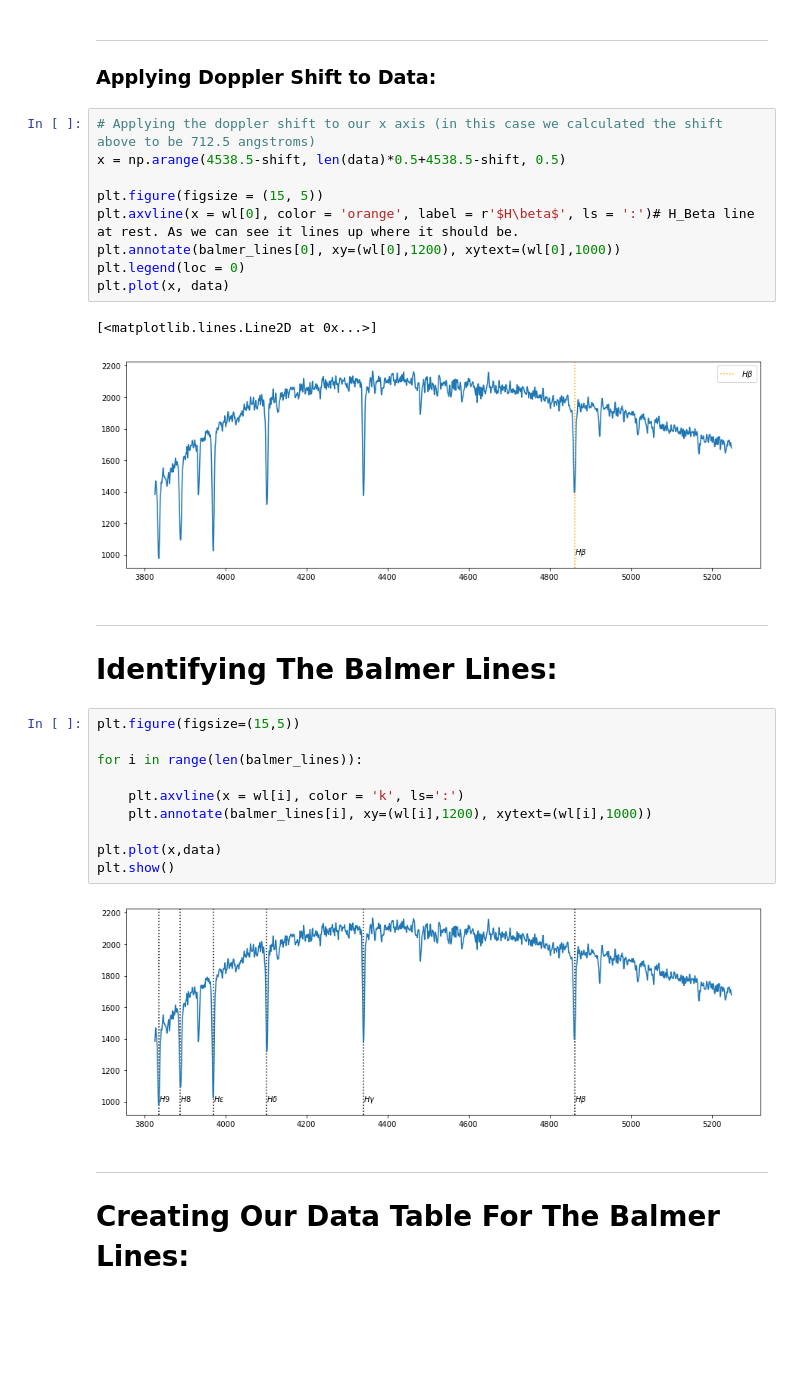
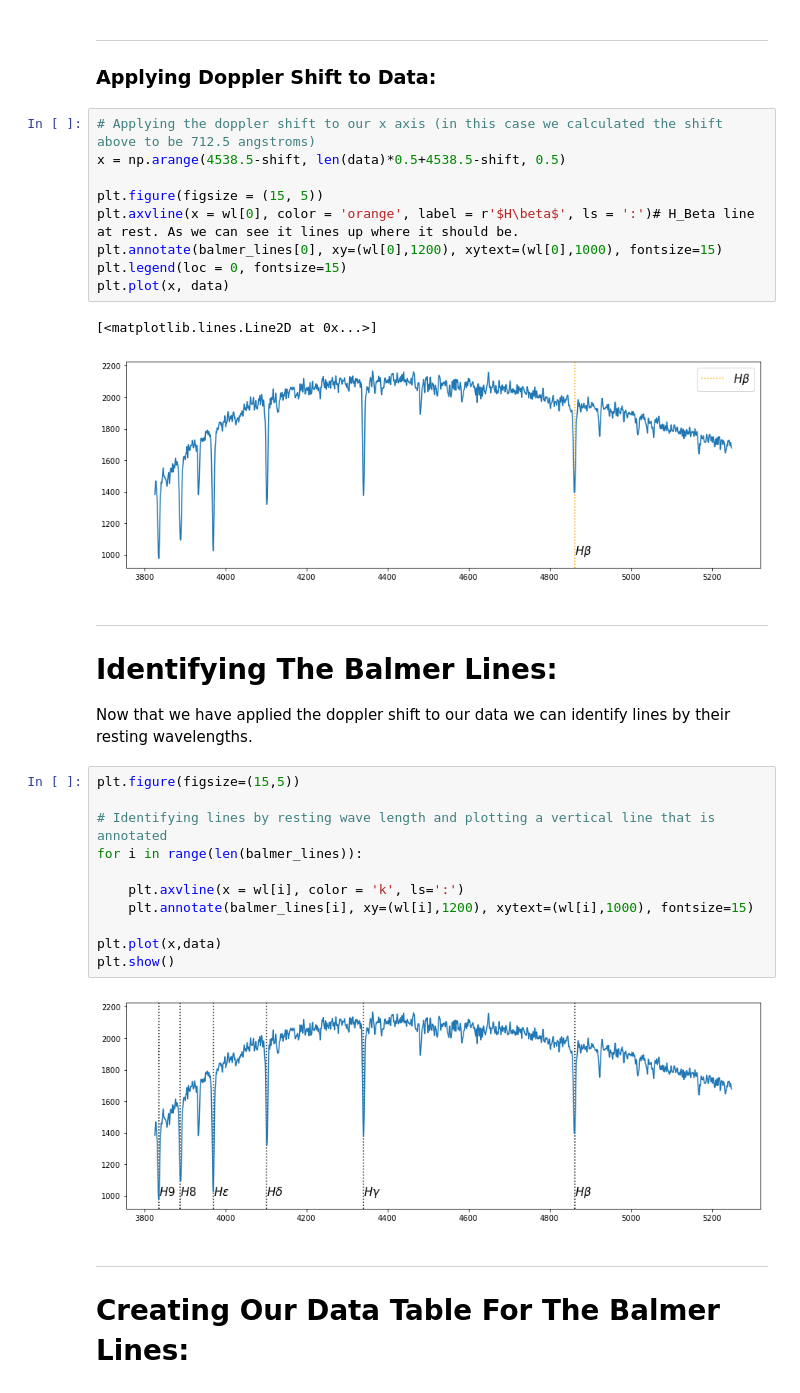
Before and after one commit to Spencer-Long/Spectroscopy-, a Jupyter notebook: HW_5.ipynb, the cells around one changed output. Cells and saved outputs as stored; diff of their text form; blank space fills up the shorter version.

```diff
--- a/HW_5.ipynb
+++ b/HW_5.ipynb
@@ -181,31 +181,34 @@ shift
 # %%
 # Applying the doppler shift to our x axis (in this case we calculated the shift above to be 712.5 angstroms)
 x = np.arange(4538.5-shift, len(data)*0.5+4538.5-shift, 0.5)
 
 plt.figure(figsize = (15, 5))
 plt.axvline(x = wl[0], color = 'orange', label = r'$H\beta$', ls = ':')# H_Beta line at rest. As we can see it lines up where it should be.
-plt.annotate(balmer_lines[0], xy=(wl[0],1200), xytext=(wl[0],1000))
-plt.legend(loc = 0)
+plt.annotate(balmer_lines[0], xy=(wl[0],1200), xytext=(wl[0],1000), fontsize=15)
+plt.legend(loc = 0, fontsize=15)
 plt.plot(x, data)
 # %% [output]
 [<matplotlib.lines.Line2D at 0x...>]
-[figure, old version]
+[figure, new version]
-# %% [markdown]
----
-
-# Identifying The Balmer Lines:
+# %% [markdown]
+---
+
+# Identifying The Balmer Lines:
+
+Now that we have applied the doppler shift to our data we can identify lines by their resting wavelengths.
 # %%
 plt.figure(figsize=(15,5))
 
+# Identifying lines by resting wave length and plotting a vertical line that is annotated
 for i in range(len(balmer_lines)):
 
     plt.axvline(x = wl[i], color = 'k', ls=':')
-    plt.annotate(balmer_lines[i], xy=(wl[i],1200), xytext=(wl[i],1000))
+    plt.annotate(balmer_lines[i], xy=(wl[i],1200), xytext=(wl[i],1000), fontsize=15)
 
 plt.plot(x,data)
 plt.show()
 # %% [output]
-[figure, old version]
+[figure, new version]
 # %% [markdown]
 ---
 
```
Also changed, not shown: parts of 2 cells of this notebook.
